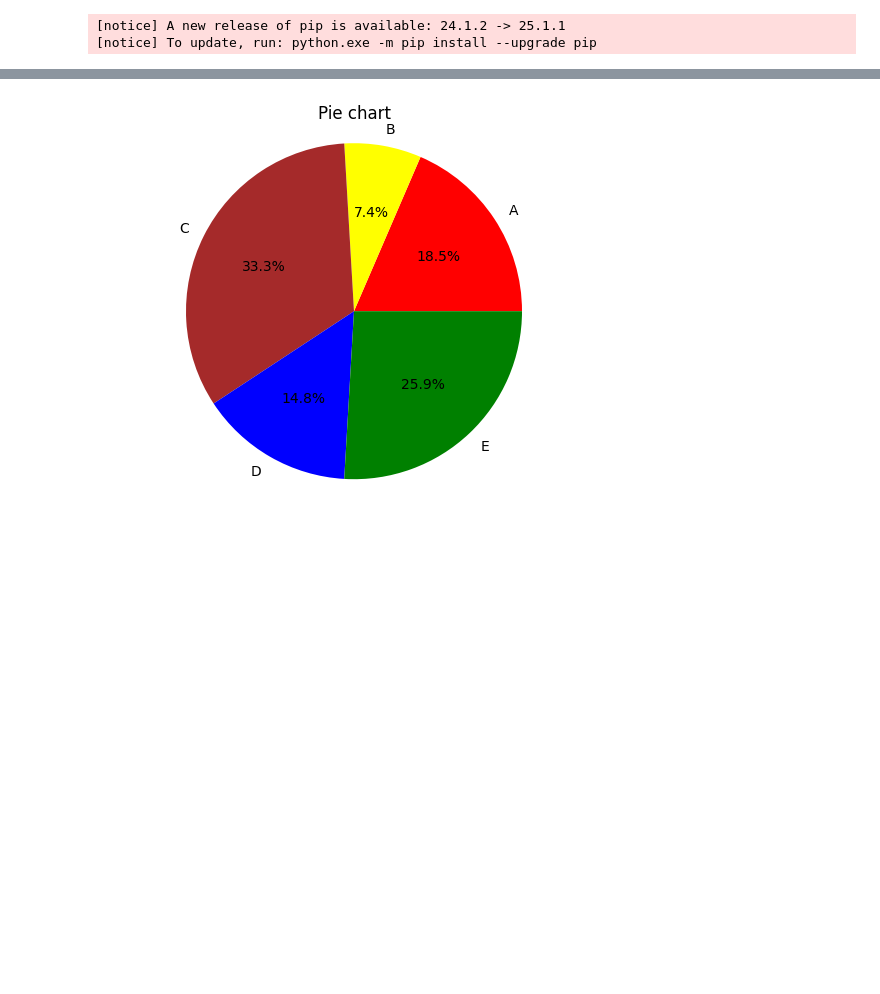
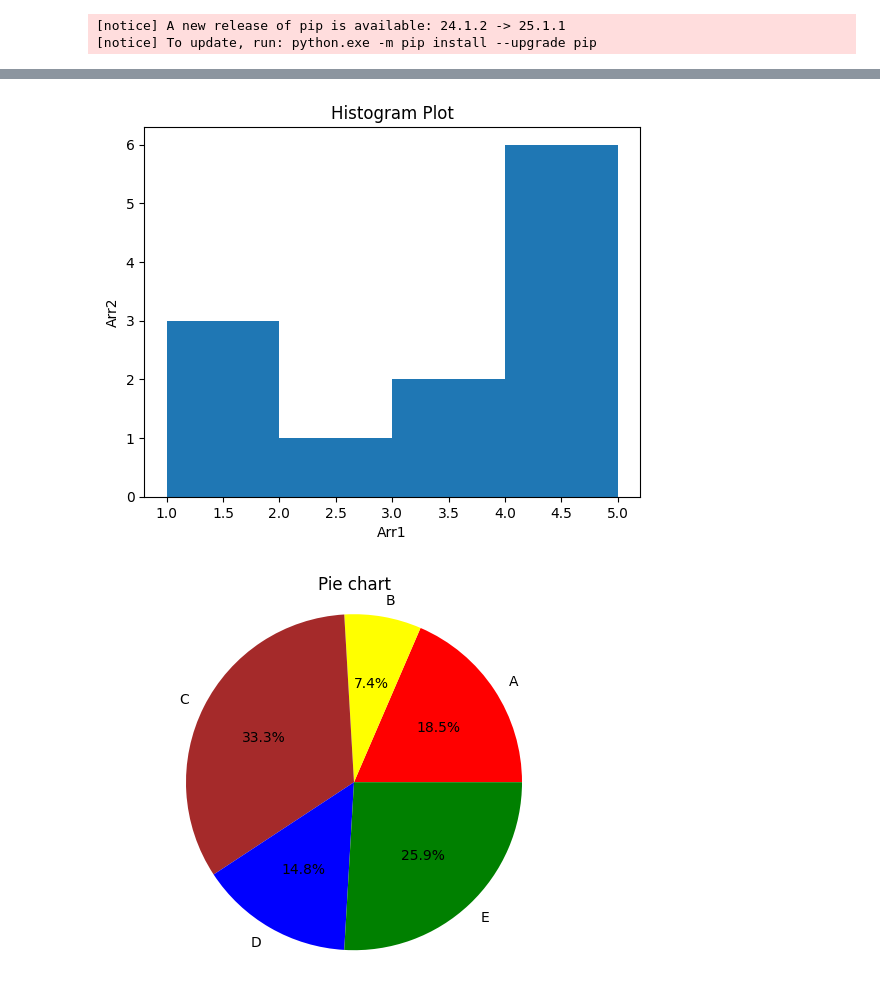
Before and after one commit to mr-prince-yadav/OJT-AI, a Jupyter notebook: Plotting.ipynb, the cells around one changed output, grey strips where cells are left out. Cells and saved outputs as stored; diff of their text form; code cells hidden in the pictures; blank space fills up the shorter version.

```diff
--- a/Plotting.ipynb
+++ b/Plotting.ipynb
@@ -47,3 +53,12 @@ plt.show
+# %%
+z=[1,1,1,2,3,3,4,4,4,4,5,5]
+plt.hist(z,bins=4)
+plt.xlabel("Arr1")
+plt.ylabel("Arr2")
+plt.title("Histogram Plot")
+plt.show()
+# %% [output]
+[figure, added]
 # %%
 plt.pie(x, labels=["A","B","C","D","E"],colors=["Red","Yellow","Brown","Blue","Green"], autopct='%1.1f%%')
 plt.title("Pie chart")
```
Also changed, not shown: parts of 6 cells of this notebook, 1 other file.
